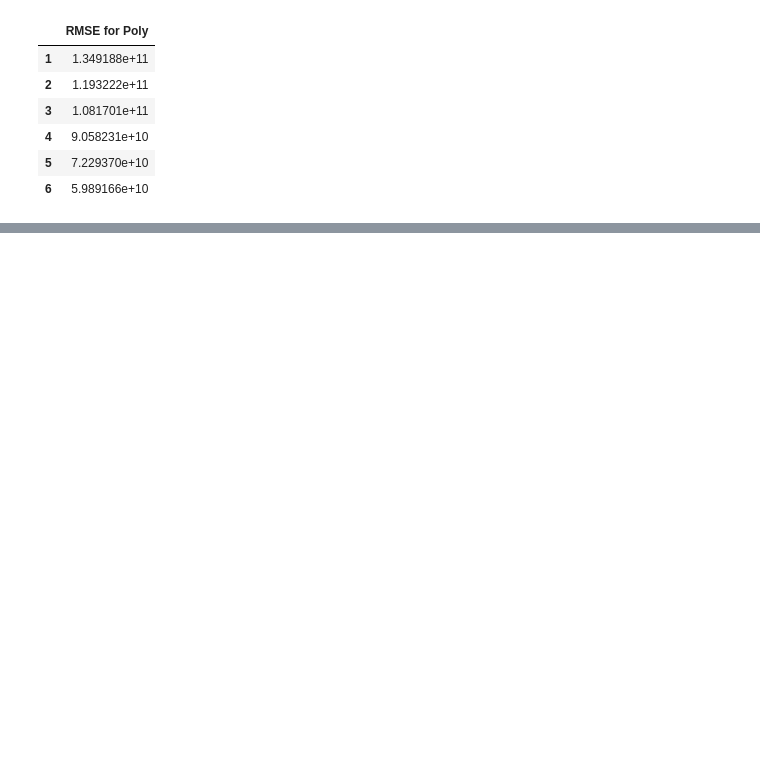
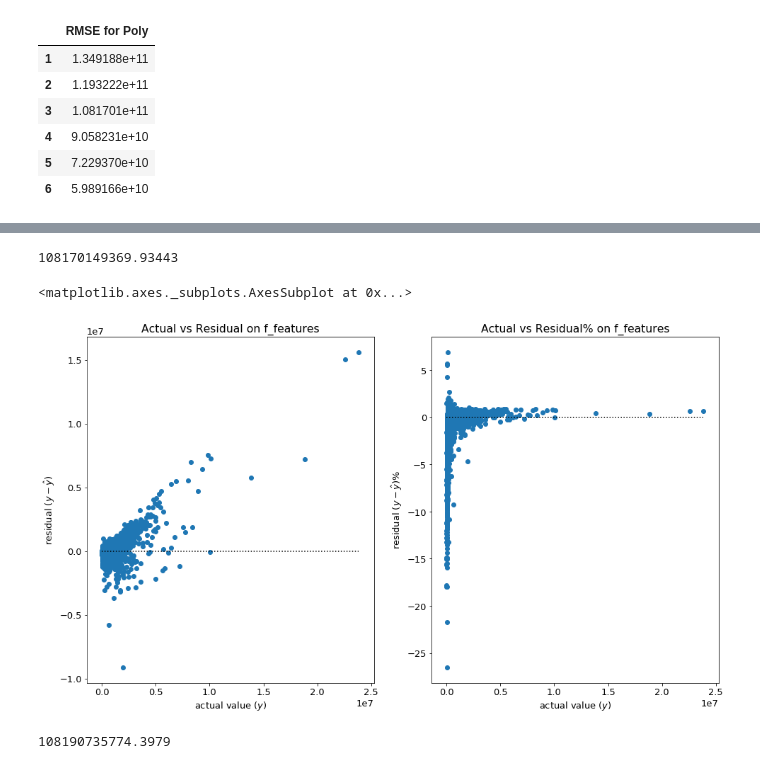
Before and after one commit to Estimating-Home-Value/Predicting-Tax-Assessed-Home-Values, a Jupyter notebook: scratchpad_shi.ipynb, the cells around one changed output, grey strips where cells are left out. Saved outputs shown, nothing was run; the diff lists cells and outputs as text; code cells hidden in the pictures; blank space fills up the shorter version.

```diff
--- a/scratchpad_shi.ipynb
+++ b/scratchpad_shi.ipynb
@@ -1711,0 +1751,41 @@ rmse_poly_n
+# %%
+# Transform X_train_scaled_f and _rfe to cubed
+
+pf3 = PolynomialFeatures(degree=3)
+
+pf_3_f = pf3.fit(X_train_scaled_f)
+X_train_scaled_cubed_f = pf_3.transform(X_train_scaled_f)
+
+pf_3_rfe = pf3.fit(X_train_scaled_rfe)
+X_train_scaled_cubed_rfe = pf_3.transform(X_train_scaled_rfe)
+# %%
+# Fit f_features scaled cubed dataset to LinearRegression
+
+lm_cubed = LinearRegression()
+
+lm_cubed_f = lm_cubed.fit(X_train_scaled_cubed_f, y_train)
+lm_cubed_pred_f = lm_cubed_f.predict(X_train_scaled_cubed_f)
+
+lm_cubed_rmse_f = mean_squared_error(y_train, lm_cubed_pred_f)**1/2
+lm_cubed_rmse_f
+# %% [output]
+108170149369.93443
+# %%
+plt.subplot(121)
+plot_residuals(y_train, lm_cubed_pred_f, 'f_features')
+
+plt.subplot(122)
+plot_residuals_percentage(y_train, lm_cubed_pred_f, 'f_features')
+# %% [output]
+<matplotlib.axes._subplots.AxesSubplot at 0x...>
+[figure, added]
+# %%
+# Fit rfe_features scaled cubed dataset to LinearRegression
+
+lm_cubed_rfe = lm_cubed.fit(X_train_scaled_cubed_rfe, y_train)
+lm_cubed_pred_rfe = lm_cubed_rfe.predict(X_train_scaled_cubed_rfe)
+
+lm_cubed_rmse_rfe = mean_squared_error(y_train, lm_cubed_pred_rfe)**1/2
+lm_cubed_rmse_rfe
+# %% [output]
+108190735774.3979
```
Also changed, not shown: parts of 44 cells of this notebook.
